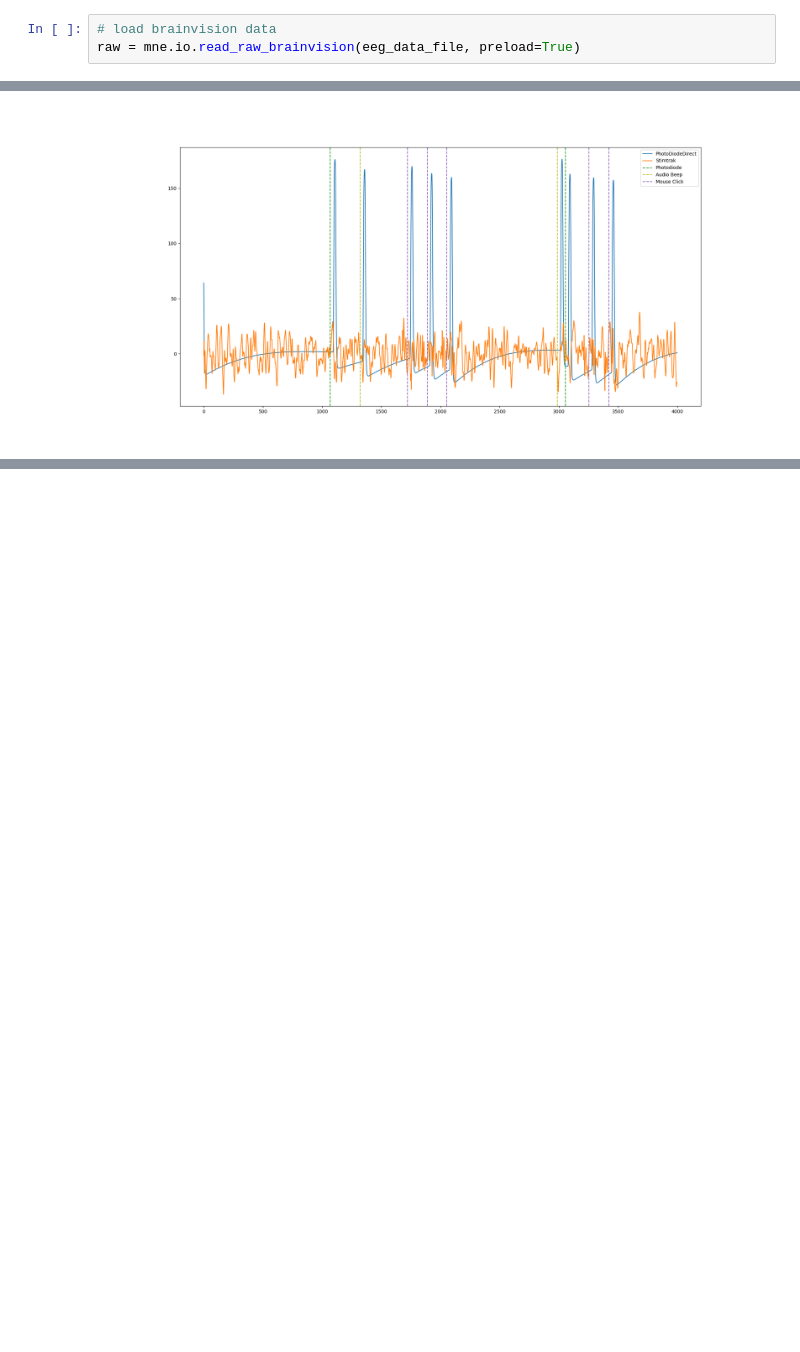
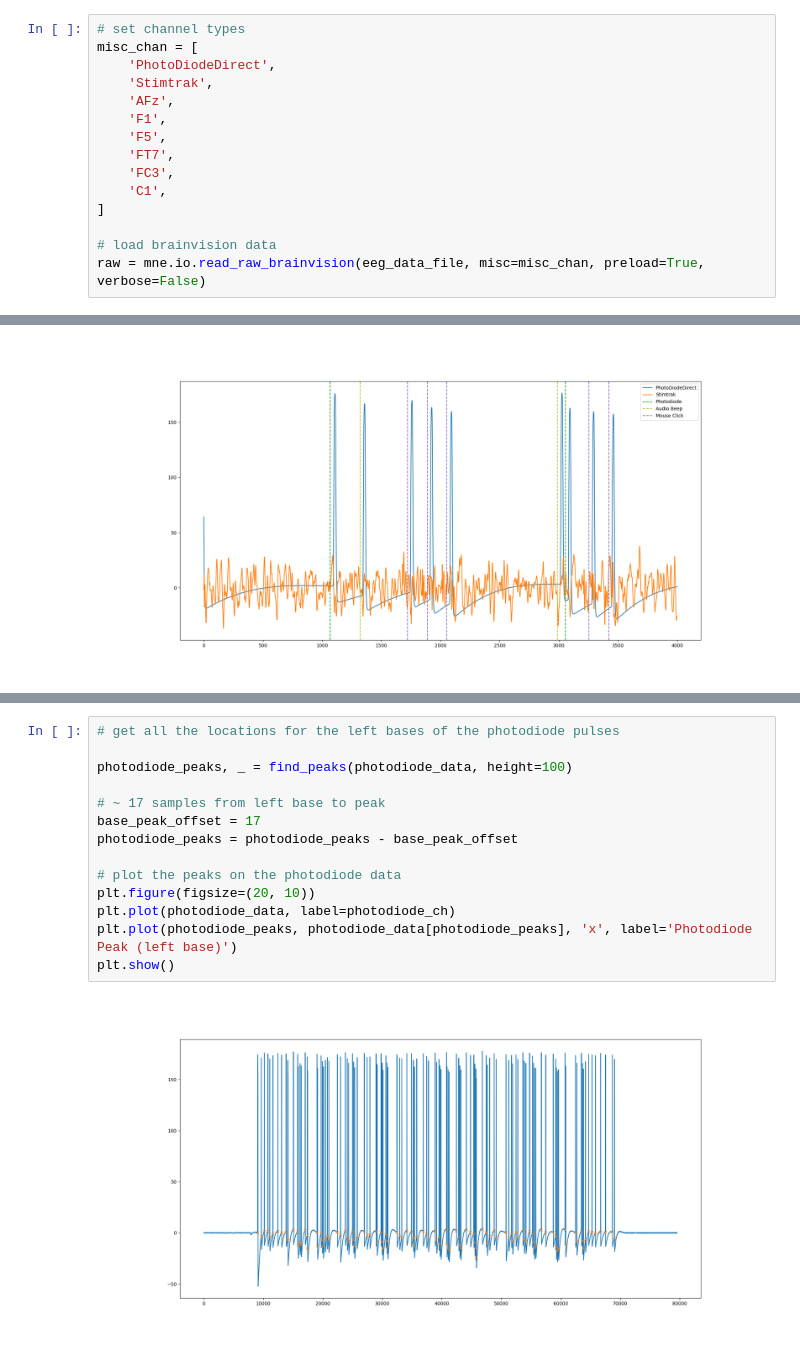
Before and after one commit to zeyus/psychopy-timing-tests, a Jupyter notebook: analysis/get-timings.ipynb, the cells around one changed output, grey strips where cells are left out. Drawn from its saved outputs; the diff is of its cells as text; blank space fills up the shorter version.

```diff
--- a/analysis/get-timings.ipynb
+++ b/analysis/get-timings.ipynb
@@ -46,5 +49,17 @@ FileChooser(path='G:\github_projects\psychopy-timing-tests\data', filename='', t
 # %%
 mic_recording = fc3.selected
 # %%
+# set channel types
+misc_chan = [
+    'PhotoDiodeDirect',
+    'Stimtrak',
+    'AFz',
+    'F1',
+    'F5',
+    'FT7',
+    'FC3',
+    'C1',
+]
+
 # load brainvision data
-raw = mne.io.read_raw_brainvision(eeg_data_file, preload=True)
+raw = mne.io.read_raw_brainvision(eeg_data_file, misc=misc_chan, preload=True, verbose=False)
@@ -209,0 +252,16 @@ array([ 0.   ,  9.083,  9.654, 10.154, 10.754, 11.071, 11.588, 12.422,
+# %%
+# get all the locations for the left bases of the photodiode pulses
+
+photodiode_peaks, _ = find_peaks(photodiode_data, height=100)
+
+# ~ 17 samples from left base to peak
+base_peak_offset = 17
+photodiode_peaks = photodiode_peaks - base_peak_offset
+
+# plot the peaks on the photodiode data
+plt.figure(figsize=(20, 10))
+plt.plot(photodiode_data, label=photodiode_ch)
+plt.plot(photodiode_peaks, photodiode_data[photodiode_peaks], 'x', label='Photodiode Peak (left base)')
+plt.show()
+# %% [output]
+[figure, added]
```
Also changed, not shown: parts of 15 cells of this notebook, 1 other file.
